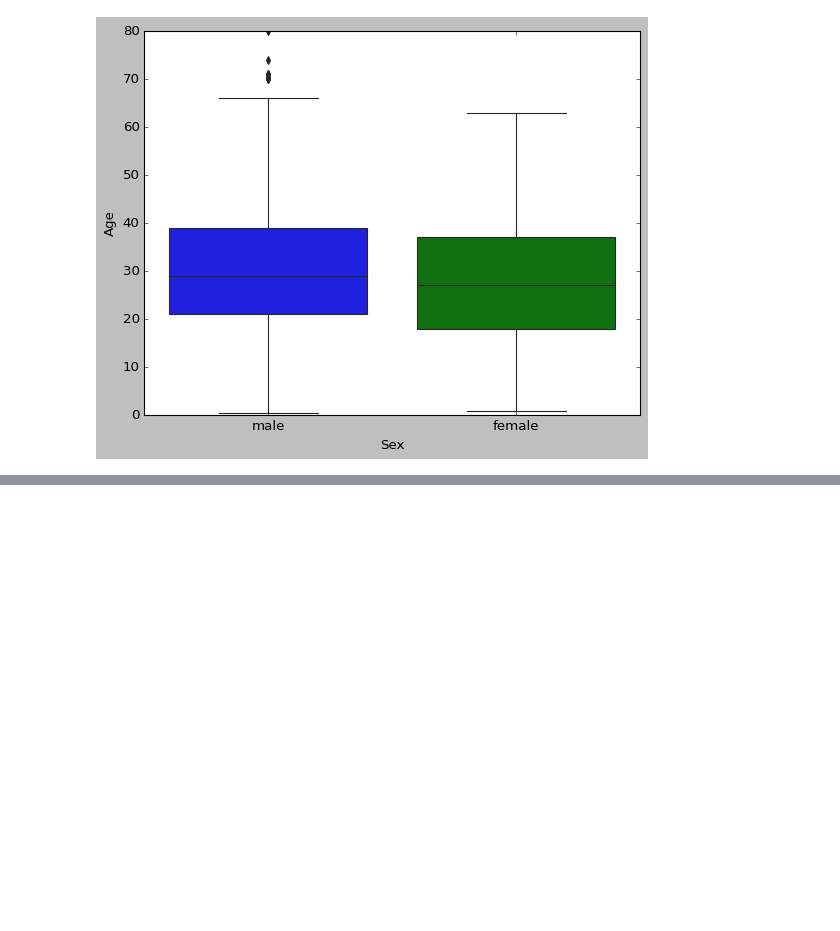
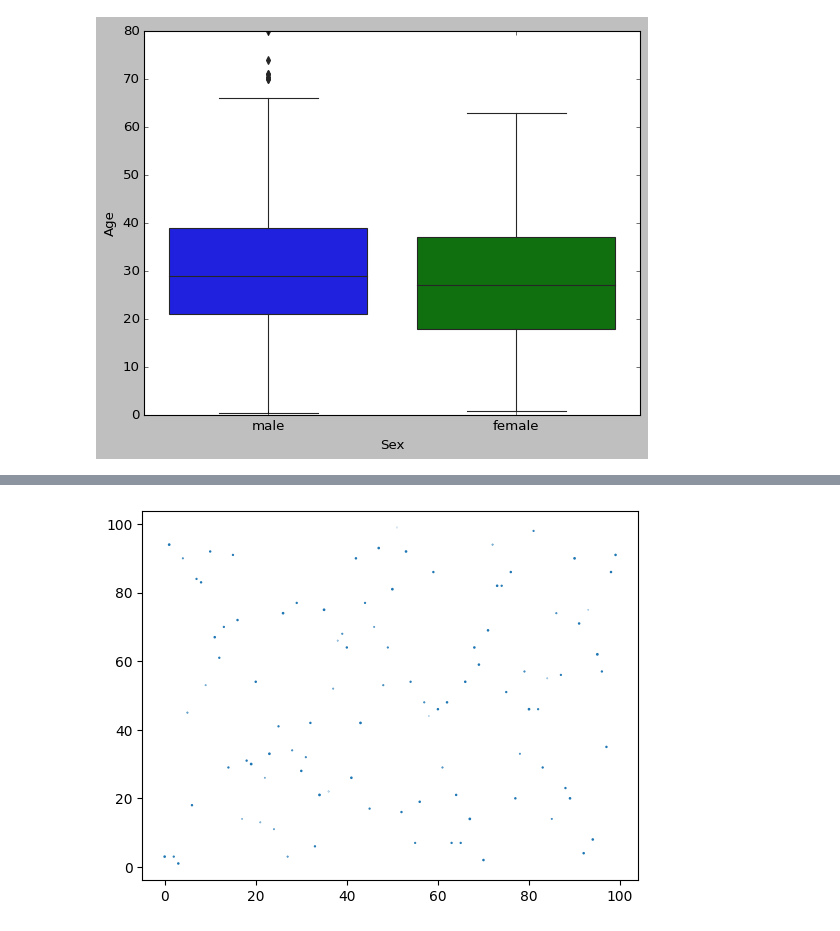
Before and after one commit to Sandra-Lor/IronHAck-Labs, a Jupyter notebook: Matplotlib+Seaborn.ipynb, the cells around one changed output, grey strips where cells are left out. Saved outputs shown, nothing was run; the diff lists cells and outputs as text; code cells hidden in the pictures; blank space fills up the shorter version.

```diff
--- a/Matplotlib+Seaborn.ipynb
+++ b/Matplotlib+Seaborn.ipynb
@@ -360,0 +376,13 @@ plt.show()
+# %%
+import random
+import numpy as np
+import matplotlib.pyplot as plt
+
+x = np.arange(0, 100)
+y = random.choices(x, k=len(x))
+z = np.random.rand(100)
+
+plt.scatter(x, y,z)
+plt.show()
+# %% [output]
+[figure, added]
```
Also changed, not shown: parts of 6 cells of this notebook, 5 other files.
